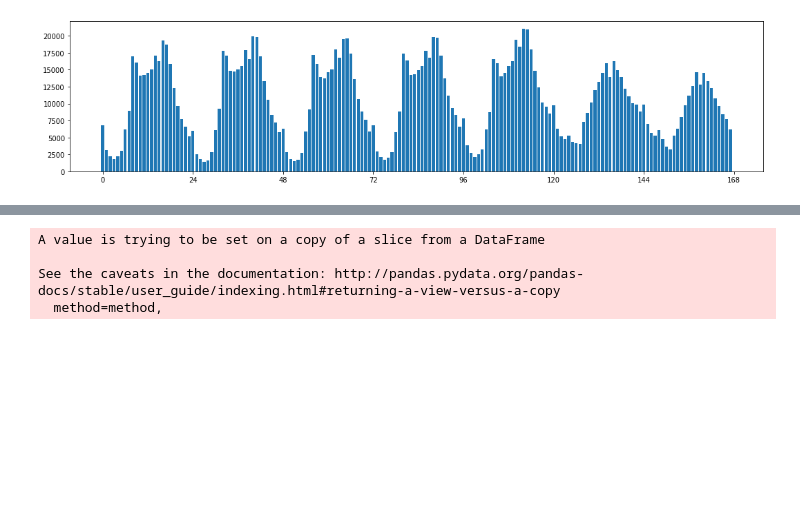
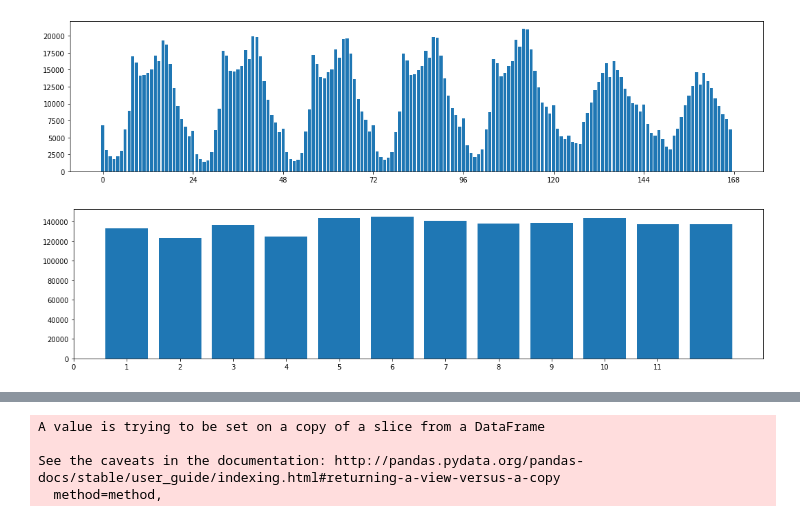
Before and after one commit to paoloziff/SDAV2, a Jupyter notebook: Project.ipynb, the cells around one changed output, grey strips where cells are left out. Cells and saved outputs as stored; diff of their text form; code cells hidden in the pictures; blank space fills up the shorter version.

```diff
--- a/Project.ipynb
+++ b/Project.ipynb
@@ -43,6 +47,5 @@ df['Date'] = pd.to_datetime(df['Date'], format='%m/%d/%Y %H:%M')
 df['Year'] = pd.DatetimeIndex(df['Date']).year
 df['Month'] = pd.DatetimeIndex(df['Date']).month
 df['Hour'] = pd.to_datetime(df['CRASH TIME']).dt.hour
-df['Minute'] = pd.to_datetime(df['CRASH TIME']).dt.minute
 df['DayOfWeek'] = pd.DatetimeIndex(df['Date']).dayofweek
 df['HourOfWeek'] = (df['Hour'].values + df['DayOfWeek'].values*24)
@@ -90,3 +76,13 @@ plt.xticks(np.arange(0,168+1,24))
 plt.show()
 # %% [output]
 [figure]
+# %%
+grouped3 = df[(df['Year']<2021) & (df['Year']>2012)].groupby(['Month']).count()
+grouped3 = grouped3.reset_index()[['Month', 'Hour']]
+
+plt.figure(figsize=(18,4))
+plt.bar(grouped3.Month.values, grouped3.Hour.values)
+plt.xticks(np.arange(0,12))
+plt.show()
+# %% [output]
+[figure, added]
```
Also changed, not shown: parts of 20 cells of this notebook.
